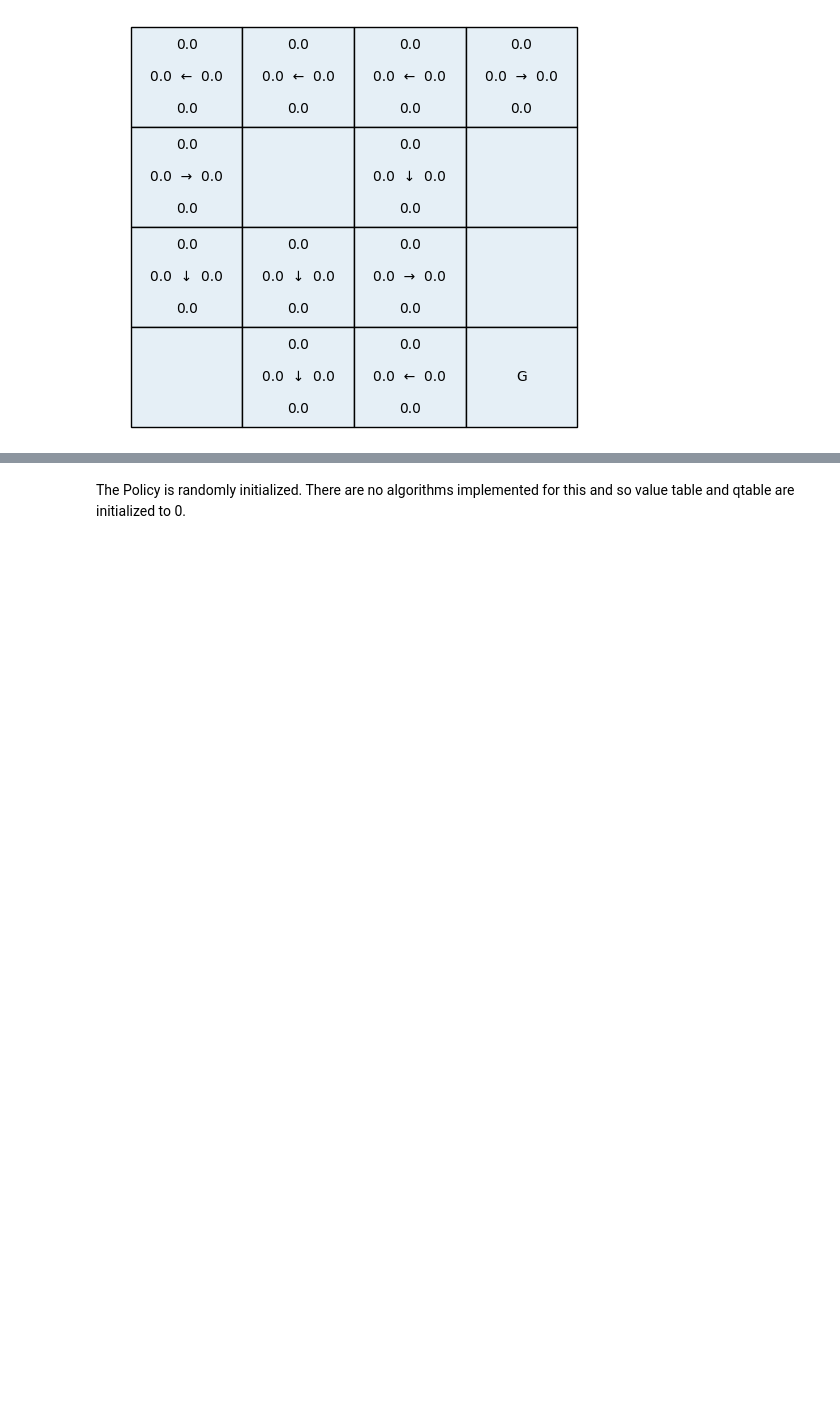
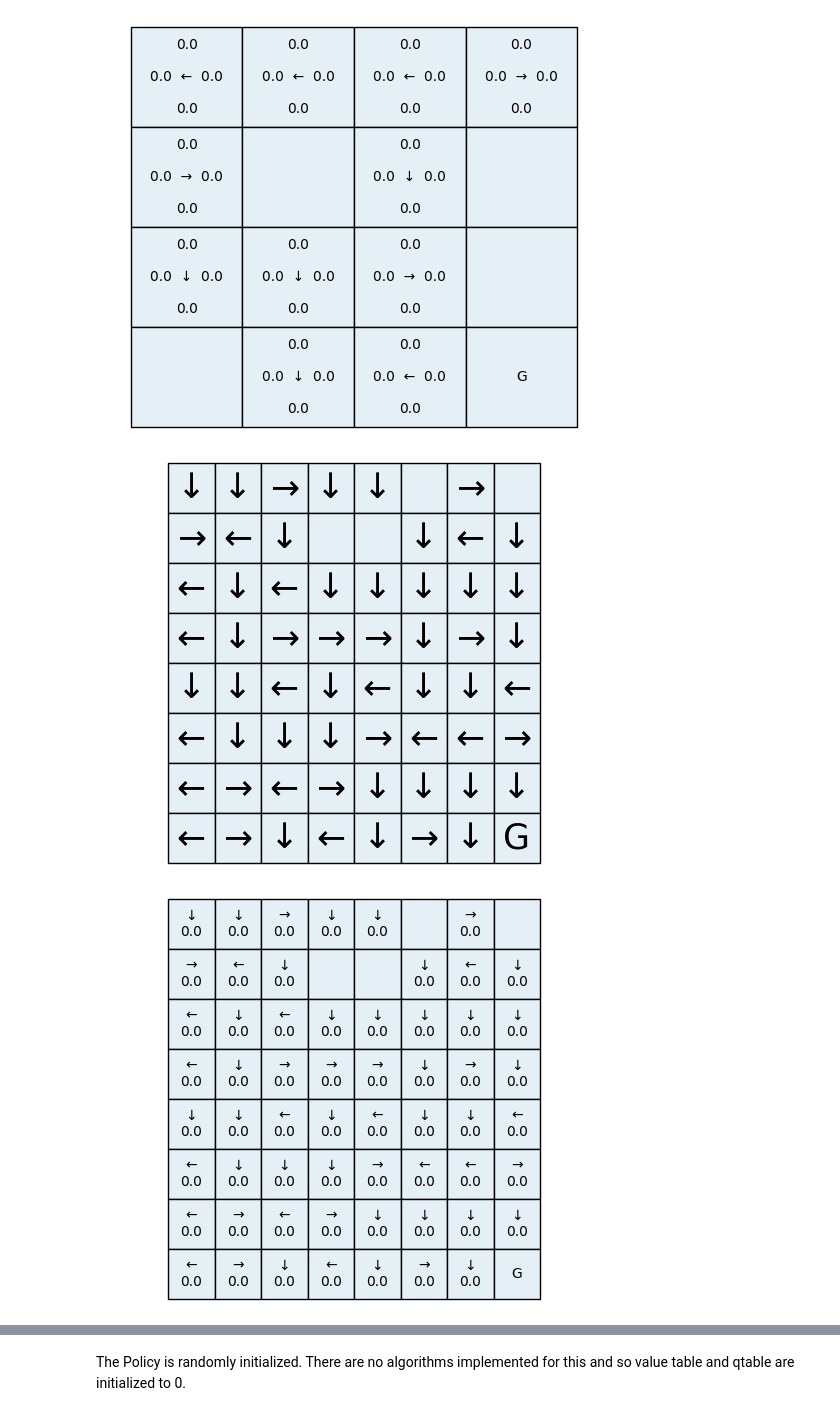
Before and after one commit to mahen2-cmd/DPRL-Programming-Assignment-1, a Jupyter notebook: frozen_lake.ipynb, the cells around one changed output, grey strips where cells are left out. Cells and saved outputs as stored; diff of their text form; code cells hidden in the pictures; blank space fills up the shorter version.

Commit message:
Showed how to output tables for the 8 by 8 case.

```diff
--- a/frozen_lake.ipynb
+++ b/frozen_lake.ipynb
@@ -217,3 +217,11 @@ plot.show_all_tables()
 [figure]
 [figure]
 [figure]
+# %%
+# For an 8 by 8 environment.
+plot = Plot(map_size=8)
+plot.initialize_all_tables()
+plot.show_all_tables()
+# %% [output]
+[figure, added]
+[figure, added]
```
Also changed, not shown: parts of 1 cell of this notebook.
